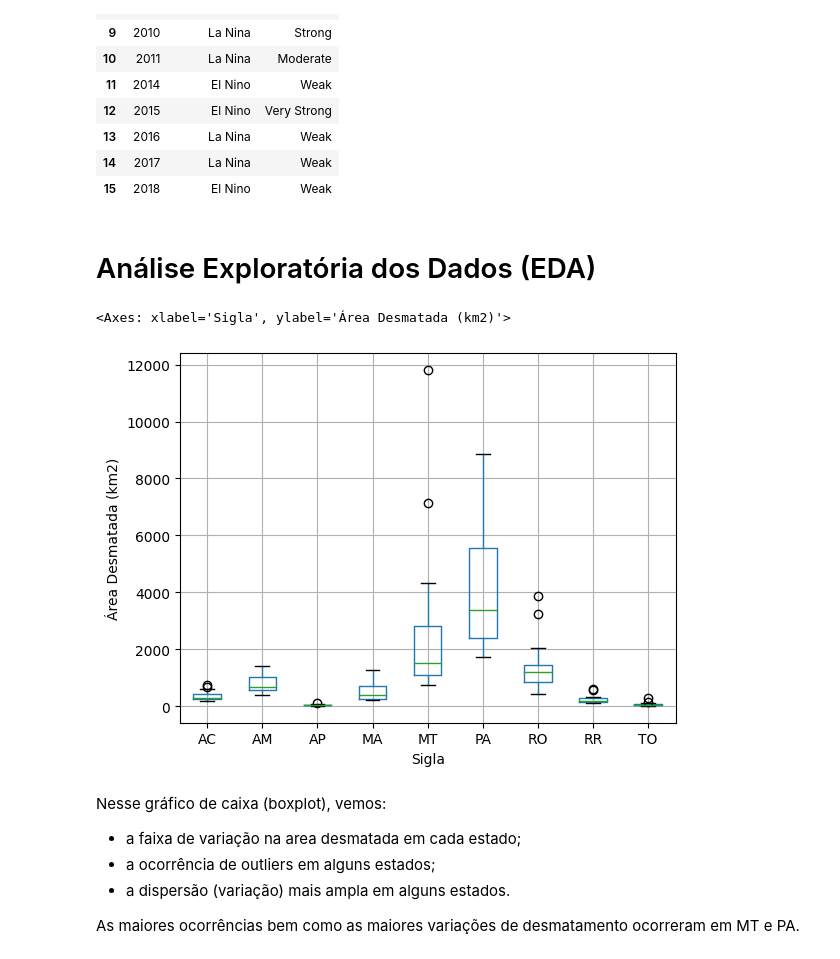
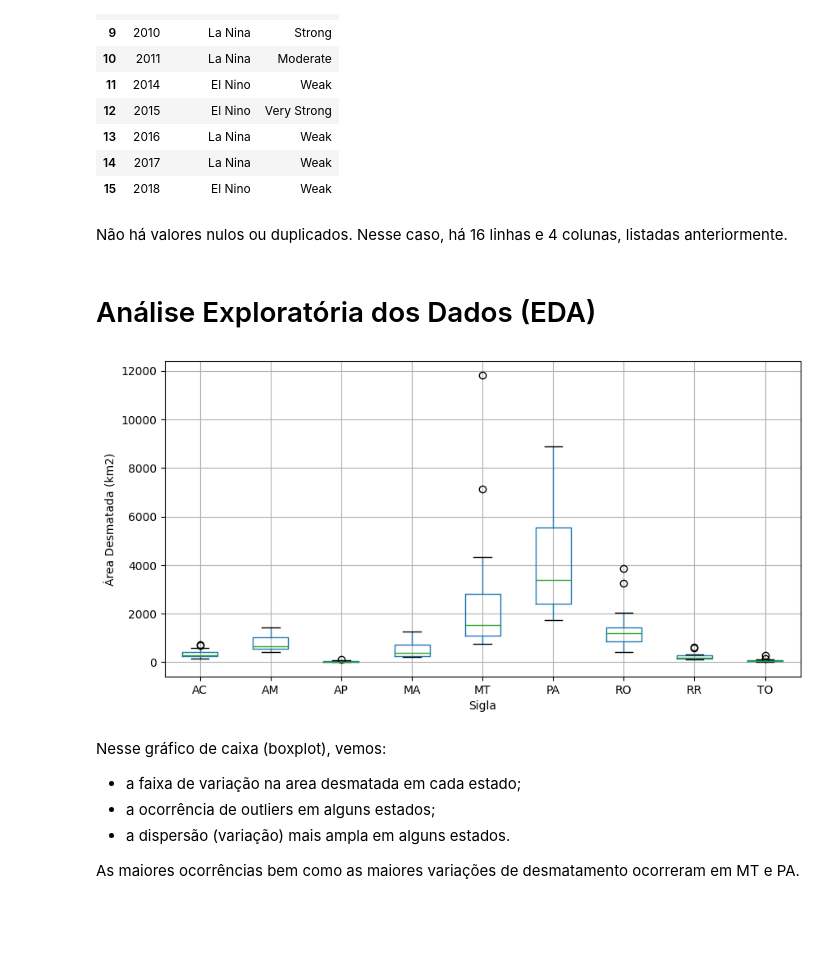
Before and after one commit to DeboraAGomes/Python---EDA-desmatamento-e-queimadas---Projeto-ADA, a Jupyter notebook: PROJETO_FINAL.ipynb, the cells around one changed output. Drawn from its saved outputs; the diff is of its cells as text; code cells hidden in the pictures; blank space fills up the shorter version.

```diff
--- a/PROJETO_FINAL.ipynb
+++ b/PROJETO_FINAL.ipynb
@@ -39,9 +39,9 @@ import matplotlib.pyplot as plt
 import numpy as np
 import seaborn as sns
 # %%
-desmatamento_df = pd.read_csv('/content/def_area_2004_2019.csv')
-queimadas_df = pd.read_csv('/content/inpe_brazilian_amazon_fires_1999_2019.csv')
-ninos_df = pd.read_csv('/content/el_nino_la_nina_1999_2019.csv')
+desmatamento_df = pd.read_csv('def_area_2004_2019.csv')
+queimadas_df = pd.read_csv('inpe_brazilian_amazon_fires_1999_2019.csv')
+ninos_df = pd.read_csv('el_nino_la_nina_1999_2019.csv')
 # %% [markdown]
 ### Analisando o dataset de desmatamento:
 # %% [markdown]
@@ -273,13 +273,16 @@ ninos_df2
 | 13 | 2016 | La Nina | Weak |
 | 14 | 2017 | La Nina | Weak |
 | 15 | 2018 | El Nino | Weak |
+# %% [markdown]
+Não há valores nulos ou duplicados. Nesse caso, há 16 linhas e 4 colunas, listadas anteriormente.
 # %% [markdown]
 # Análise Exploratória dos Dados (EDA)
 # %%
+plt.figure(figsize=(10,5))
 desmatamento_df.iloc[:,1:-1].boxplot(xlabel='Sigla',ylabel='Área Desmatada (km2)')
+plt.show()
 # %% [output]
-<Axes: xlabel='Sigla', ylabel='Área Desmatada (km2)'>
-[figure, old version]
+[figure, new version]
 # %% [markdown]
 Nesse gráfico de caixa (boxplot), vemos:
 - a faixa de variação na area desmatada em cada estado;
```
Also changed, not shown: parts of 33 cells of this notebook, 1 other file.
